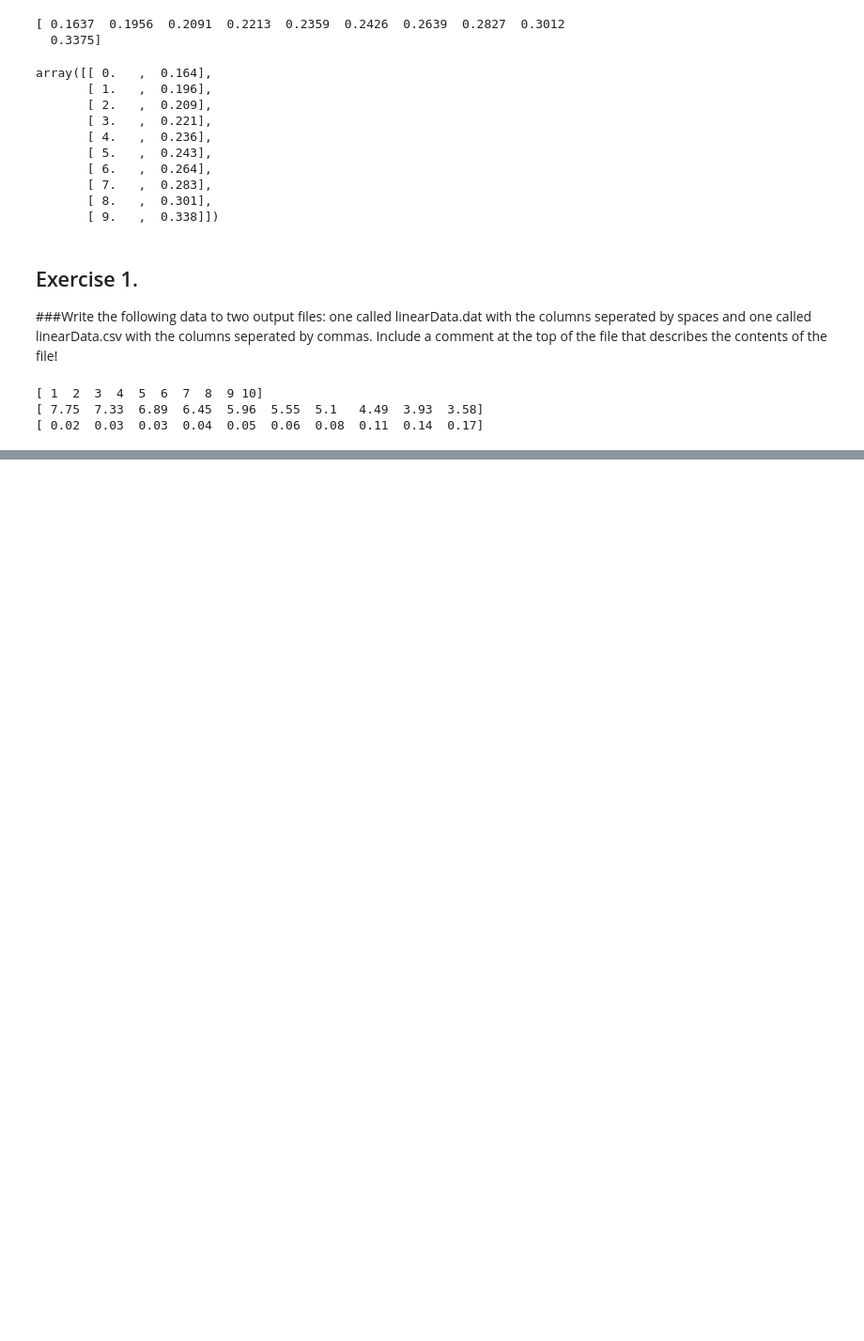
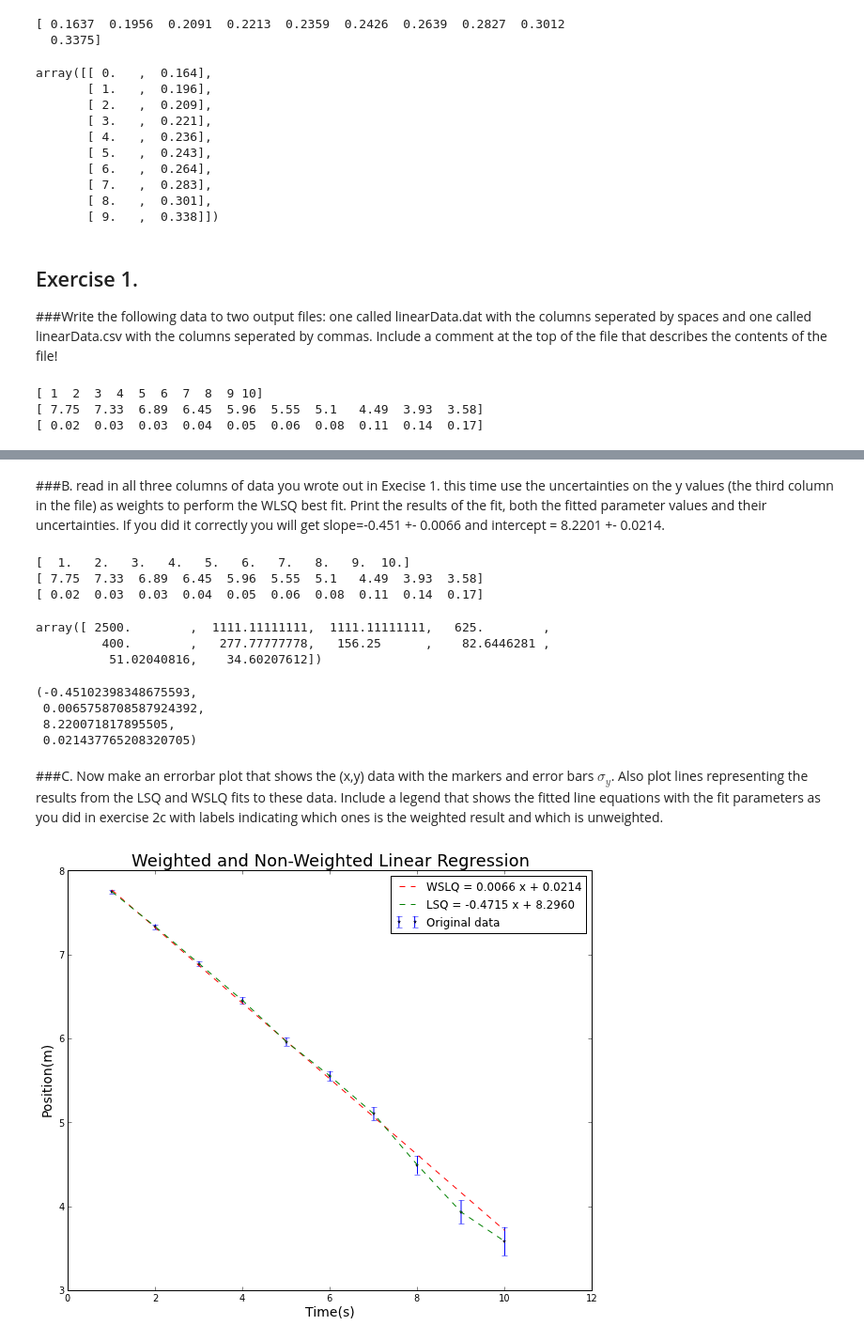
Before and after one commit to ewjohnst/PHYS202-S13, a Jupyter notebook: Week9/DataIO&LinearRegression.ipynb, the cells around one changed output, grey strips where cells are left out. Shown at 94% size. Drawn from its saved outputs; the diff is of its cells as text; code cells hidden in the pictures; blank space fills up the shorter version.

```diff
--- a/Week9/DataIO&LinearRegression.ipynb
+++ b/Week9/DataIO&LinearRegression.ipynb
@@ -138,0 +220,45 @@ ValueError: need more than 2 values to unpack
+# %% [markdown]
+###B. read in all three columns of data you wrote out in Execise 1. this time use the uncertainties on the y values (the third column in the file) as weights to perform the WLSQ best fit. Print the results of the fit, both the fitted parameter values and their uncertainties. If you did it correctly you will get slope=-0.451 +- 0.0066 and intercept = 8.2201 +- 0.0214.
+# %%
+time2, position2, uncert2 = loadtxt("linearData.dat", unpack=True, usecols=[0,1,2])
+print time2
+print position2
+print uncert2
+weight = 1/(uncert2**2)
+# %% [output]
+[  1.   2.   3.   4.   5.   6.   7.   8.   9.  10.]
+[ 7.75  7.33  6.89  6.45  5.96  5.55  5.1   4.49  3.93  3.58]
+[ 0.02  0.03  0.03  0.04  0.05  0.06  0.08  0.11  0.14  0.17]
+# %%
+weight #making sure no values are 1
+# %% [output]
+array([ 2500.        ,  1111.11111111,  1111.11111111,   625.        ,
+         400.        ,   277.77777778,   156.25      ,    82.6446281 ,
+          51.02040816,    34.60207612])
+# %%
+WeightedLinearLeastSquaresFit(time2,position2,weight)
+# %% [output]
+(-0.45102398348675593,
+ 0.0065758708587924392,
+ 8.220071817895505,
+ 0.021437765208320705)
+# %% [markdown]
+###C. Now make an errorbar plot that shows the (x,y) data with the markers and error bars $\sigma_y$. Also plot lines representing the results from the LSQ and WSLQ fits to these data. Include a legend that shows the fitted line equations with the fit parameters as you did in exercise 2c with labels indicating which ones is the weighted result and which is unweighted.
+# %%
+figure(figsize=(10,8))
+slopeW = -0.4510
+slerrW = 0.0066
+interceptW = 8.2201
+interrorW = 0.0214
+domain = arange(1.,10.01,.01)
+line = slopeW * domain + interceptW
+errorbar(time2, position2, uncert2, fmt='*',ms=3, label='Original data')
+plot(domain, line, color='red', ls = '--', label=("WSLQ = %.4f x + %.4f" % (slerrW, interrorW)))
+plot(time2, y, ls = '--', color='green', label=("LSQ = %.4f x + %.4f" % (slope, intercept)))
+legend(loc='best')
+xlabel('Time(s)', fontsize=14)
+ylabel('Position(m)', fontsize=14)
+title("Weighted and Non-Weighted Linear Regression", fontsize=18)
+show()
+# %% [output]
+[figure, added]
```
Also changed, not shown: parts of 17 cells of this notebook, 1 other file.
